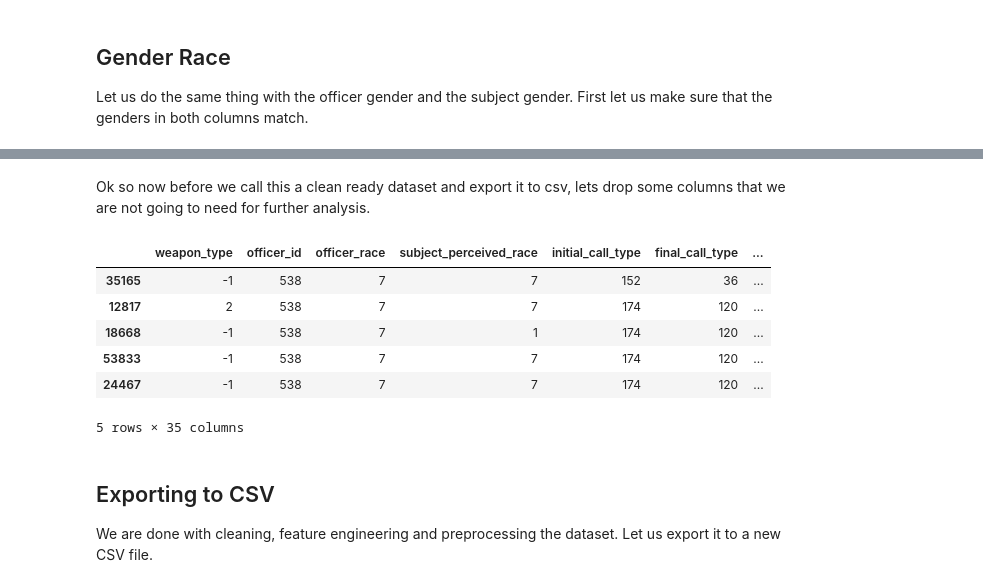
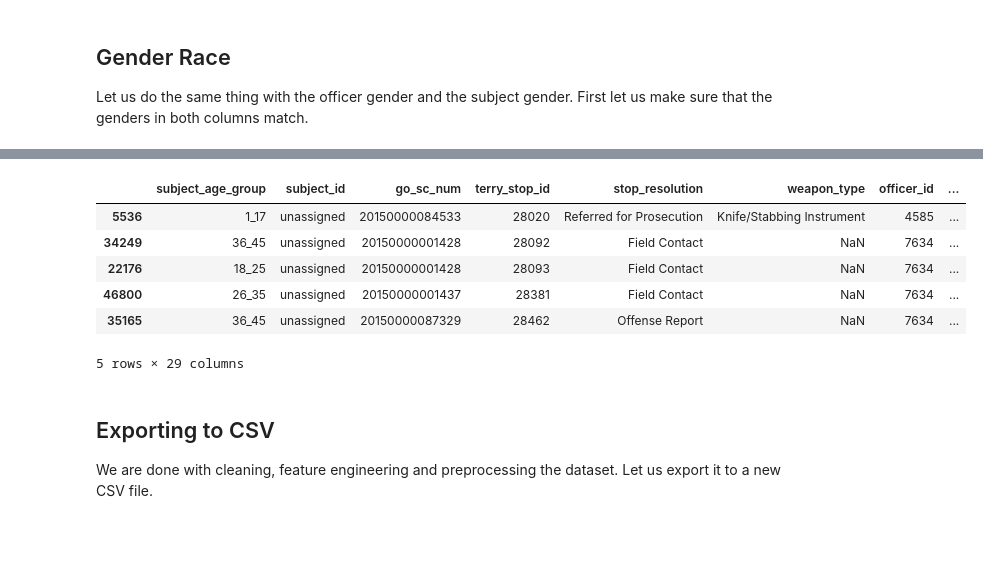
Before and after one commit to ShamlaA/Terry-Traffic-Stops-Prediction-for-Racial-Bias, a Jupyter notebook: Preprocess.ipynb, the cells around one changed output, grey strips where cells are left out. Drawn from its saved outputs; the diff is of its cells as text; code cells hidden in the pictures; blank space fills up the shorter version.

```diff
--- a/Preprocess.ipynb
+++ b/Preprocess.ipynb
@@ -748,13 +756,12 @@ ESCAPE - PRISONER, PHONE - OBSCENE OR NUISANCE PHONE CALLS, EXPLOSION, ORDER - A
 # %%
 # Dropping the unknown call types and the ones with small values
-df_copy = df_copy[(df_copy['call_type'] != 'Unknown')&
-                  (df_copy['call_type'] != 'ESCAPE - PRISONER')&
+df_copy = df_copy[(df_copy['call_type'] != 'ESCAPE - PRISONER')&
                   (df_copy['call_type'] != 'PHONE - OBSCENE OR NUISANCE PHONE CALLS')&
                   (df_copy['call_type'] != 'EXPLOSION')&
                   (df_copy['call_type'] != 'ORDER - ASSIST DV VIC W/SRVC OF COURT ORDER')&
                   (df_copy['call_type'] != 'ASSIGNED DUTY - STAKEOUT')&
                   (df_copy['call_type'] != 'SCHEDULED EVENT (RECURRING)')&
-                  (df_copy['call_type']!= 'TEXT MESSAGE')]
+                  (df_copy['call_type'] != 'TEXT MESSAGE')]
 
 
 df_copy['call_type'].value_counts()
@@ -1177,7 +1126,0 @@ df_copy.head()
-# %%
-# Renaming the bin columns
-df_copy = df_copy.rename(columns={'hour_(-1, 6]':'12am_6am',
-                          'hour_(6, 12]':'7am_12pm',
-                           'hour_(12, 18]':'1pm_6pm',
-                          'hour_(18, 23]':'7pm_11pm'})
-df_copy.info()
@@ -1202,5 +1126,0 @@ memory usage: 9.8+ MB
-# %%
-# Let us drop the reported hour column as well
-df_copy = df_copy.drop('reported_hour', axis=1)
-
-df_copy.head()
@@ -1282,15 +1126,0 @@ memory usage: 6.1+ MB
-# %%
-# Listing all of the columns to make dummies from
-dummy = ['officer_gender', 'subject_perceived_gender', 'arrest_flag',
-           'frisk_flag', 'dif_race', 'dif_gender', 'dif_race_gender',
-           'repeat_offenders', 'subject_age_group', 'field_contact',
-         'offense_report']
-
-# Creating and running a for loop to iterate through the dummy list and concatenate them to the dataframe
-for col in dummy:
-    dummies = pd.get_dummies(df_copy[str(col)], drop_first=True, prefix=f'{col}')
-    df_copy = pd.concat([df_copy, dummies], axis=1)
-    df_copy.drop(col, axis=1, inplace=True)
-
-
-df_copy.head()
@@ -1305,20 +1127,17 @@ df_copy.head()
-# %% [markdown]
-Ok so now before we call this a clean ready dataset and export it to csv, lets drop some columns that we are not going to need for further analysis.
-# %%
-# Dropping columns
-cols_to_drop = ['subject_id', 'go_sc_num', 'terry_stop_id', 'stop_resolution']
-df_clean = df_copy.drop(cols_to_drop, axis=1)
-
-
-df_clean.head()
-# %% [output]
-|  | weapon_type | officer_id | officer_race | subject_perceived_race | initial_call_type | final_call_type | ... |
-| 35165 | -1 | 538 | 7 | 7 | 152 | 36 | ... |
-| 12817 | 2 | 538 | 7 | 7 | 174 | 120 | ... |
-| 18668 | -1 | 538 | 7 | 1 | 174 | 120 | ... |
-| 53833 | -1 | 538 | 7 | 7 | 174 | 120 | ... |
-| 24467 | -1 | 538 | 7 | 7 | 174 | 120 | ... |
-5 rows × 35 columns
+# %%
+# Creating a new dataframe for EDA
+df_clean = df_copy
+
+
+df_clean.head()
+# %% [output]
+|  | subject_age_group | subject_id | go_sc_num | terry_stop_id | stop_resolution | weapon_type | officer_id | ... |
+| 5536 | 1_17 | unassigned | 20150000084533 | 28020 | Referred for Prosecution | Knife/Stabbing Instrument | 4585 | ... |
+| 34249 | 36_45 | unassigned | 20150000001428 | 28092 | Field Contact | NaN | 7634 | ... |
+| 22176 | 18_25 | unassigned | 20150000001428 | 28093 | Field Contact | NaN | 7634 | ... |
+| 46800 | 26_35 | unassigned | 20150000001437 | 28381 | Field Contact | NaN | 7634 | ... |
+| 35165 | 36_45 | unassigned | 20150000087329 | 28462 | Offense Report | NaN | 7634 | ... |
+5 rows × 29 columns
 # %% [markdown]
 ## Exporting to CSV
 We are done with cleaning, feature engineering and preprocessing the dataset. Let us export it to a new CSV file.
```
Also changed, not shown: parts of 44 cells of this notebook, 2 other files.
